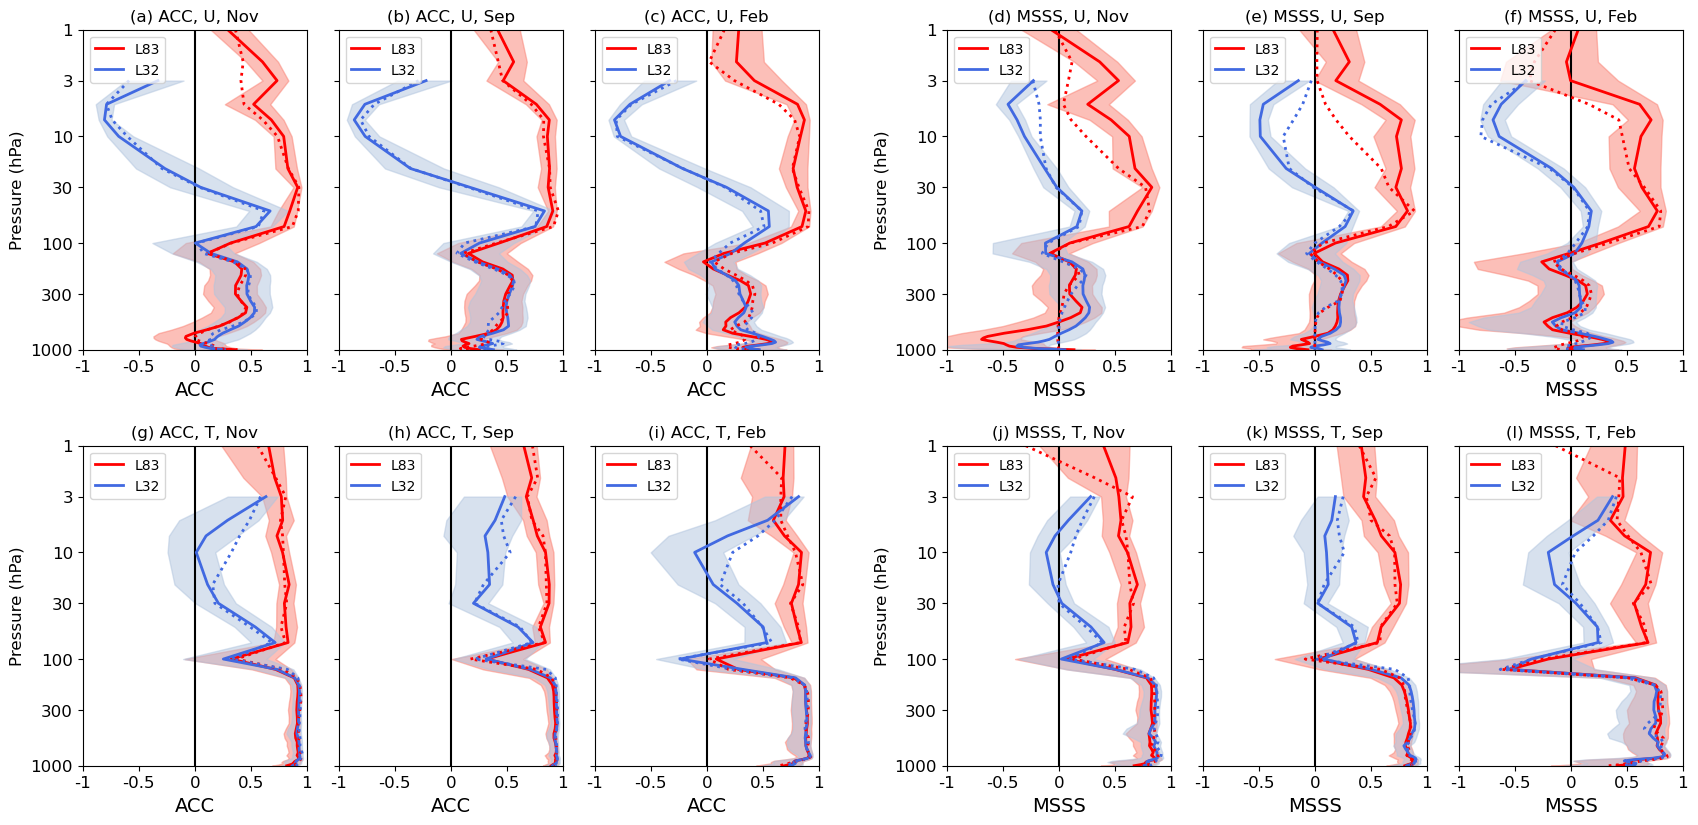
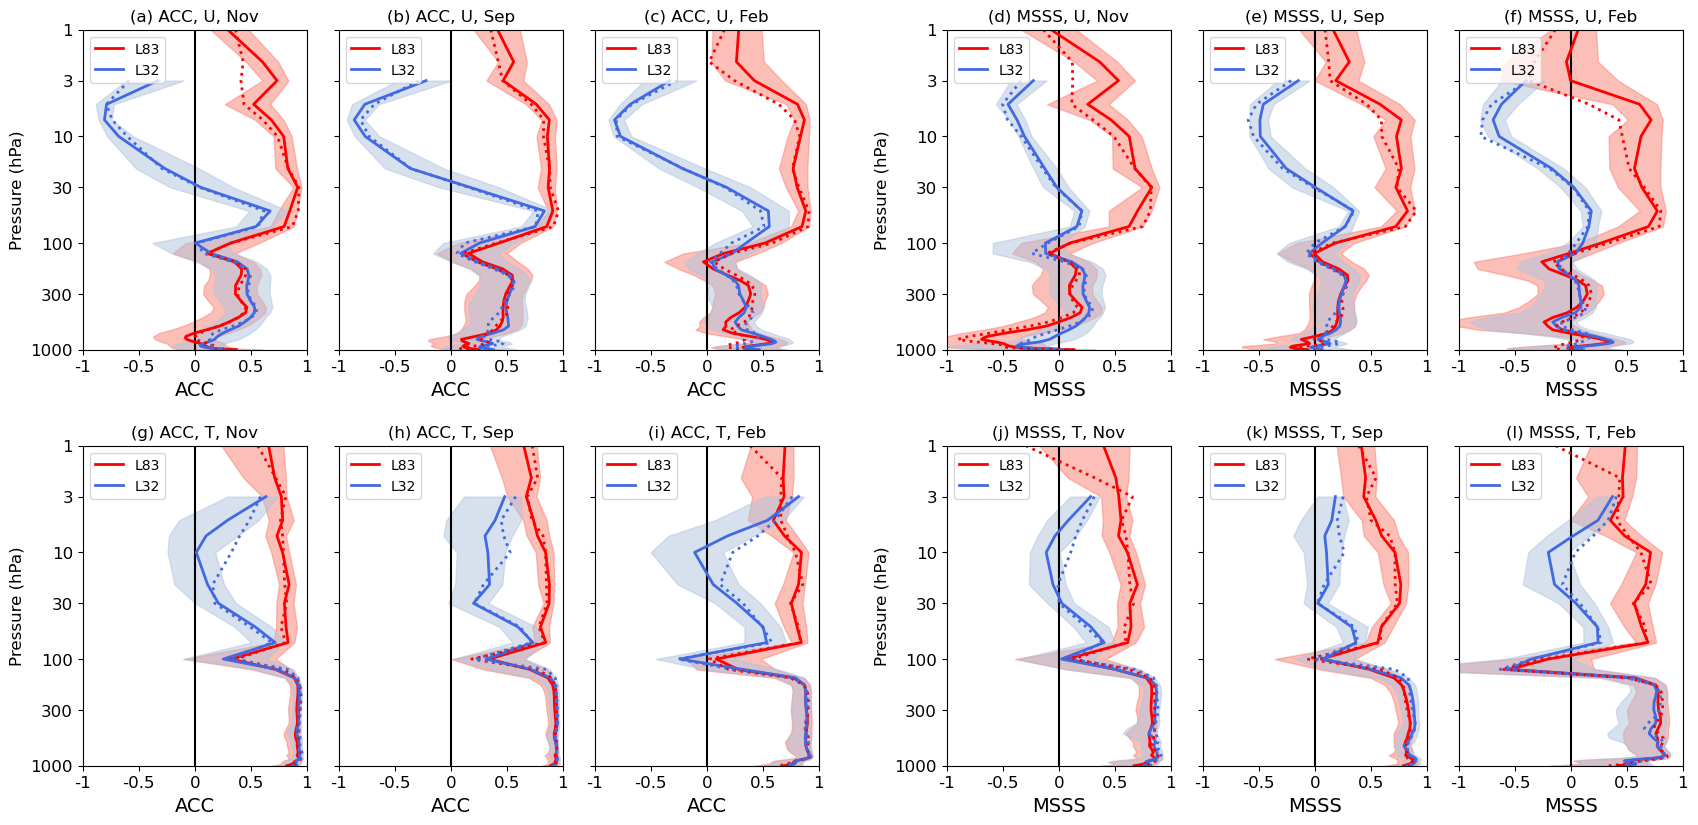
The change to this notebook cell's code, shown as a diff; its figure went from the first image to the second:
--- before
+++ after
@@ -57,2 +57,3 @@
 
 fig.savefig(plotpath+'fig2.png', bbox_inches='tight', facecolor='white')
+fig.savefig(plotpath+'fig2.pdf', bbox_inches='tight', facecolor='white')

Commit: updating figure scripts